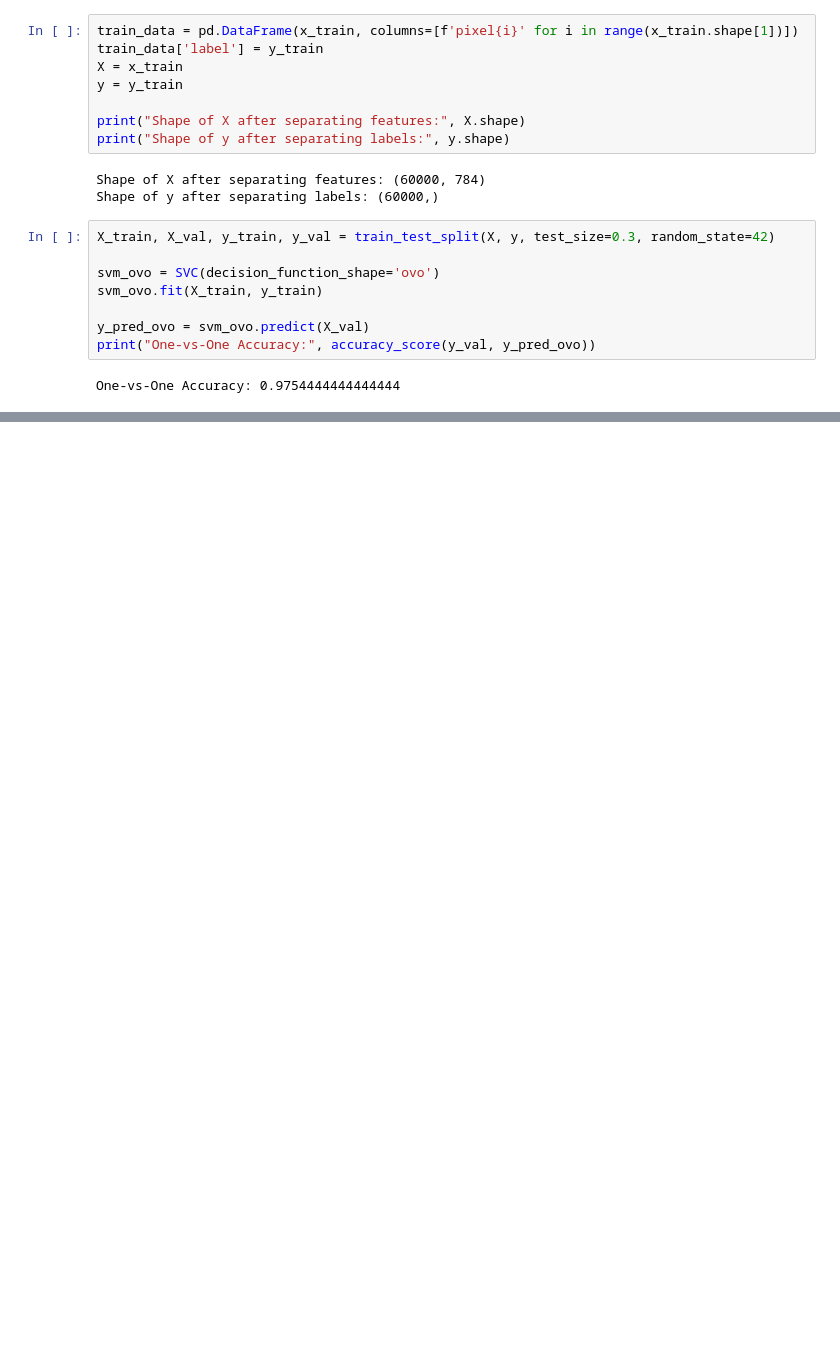
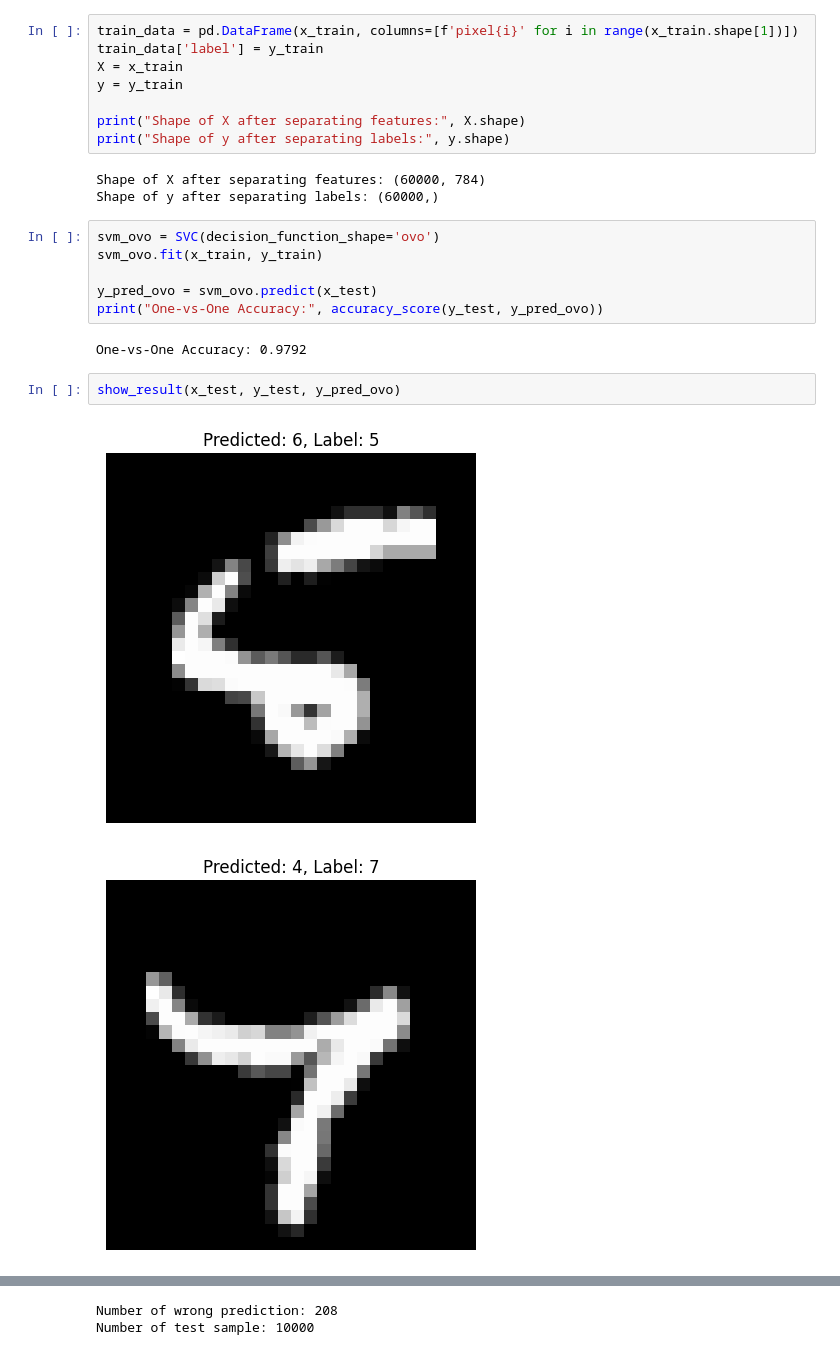
Before and after one commit to Thanhcong551/IntroToAI, a Jupyter notebook: SVM.ipynb, the cells around one changed output, grey strips where cells are left out. Drawn from its saved outputs; the diff is of its cells as text; blank space fills up the shorter version.

```diff
--- a/SVM.ipynb
+++ b/SVM.ipynb
@@ -46,12 +42,15 @@ print("Shape of y after separating labels:", y.shape)
 Shape of X after separating features: (60000, 784)
 Shape of y after separating labels: (60000,)
 # %%
-X_train, X_val, y_train, y_val = train_test_split(X, y, test_size=0.3, random_state=42)
+svm_ovo = SVC(decision_function_shape='ovo')
+svm_ovo.fit(x_train, y_train)
 
-svm_ovo = SVC(decision_function_shape='ovo')
-svm_ovo.fit(X_train, y_train)
-
-y_pred_ovo = svm_ovo.predict(X_val)
-print("One-vs-One Accuracy:", accuracy_score(y_val, y_pred_ovo))
+y_pred_ovo = svm_ovo.predict(x_test)
+print("One-vs-One Accuracy:", accuracy_score(y_test, y_pred_ovo))
 # %% [output]
-One-vs-One Accuracy: 0.9754444444444444
+One-vs-One Accuracy: 0.9792
+# %%
+show_result(x_test, y_test, y_pred_ovo)
+# %% [output]
+[figure, added]
+[figure, added]
@@ -57,0 +66,2 @@ One-vs-One Accuracy: 0.9754444444444444
+Number of wrong prediction: 208
+Number of test sample: 10000
```
Also changed, not shown: parts of 2 cells of this notebook, 8 other files.
